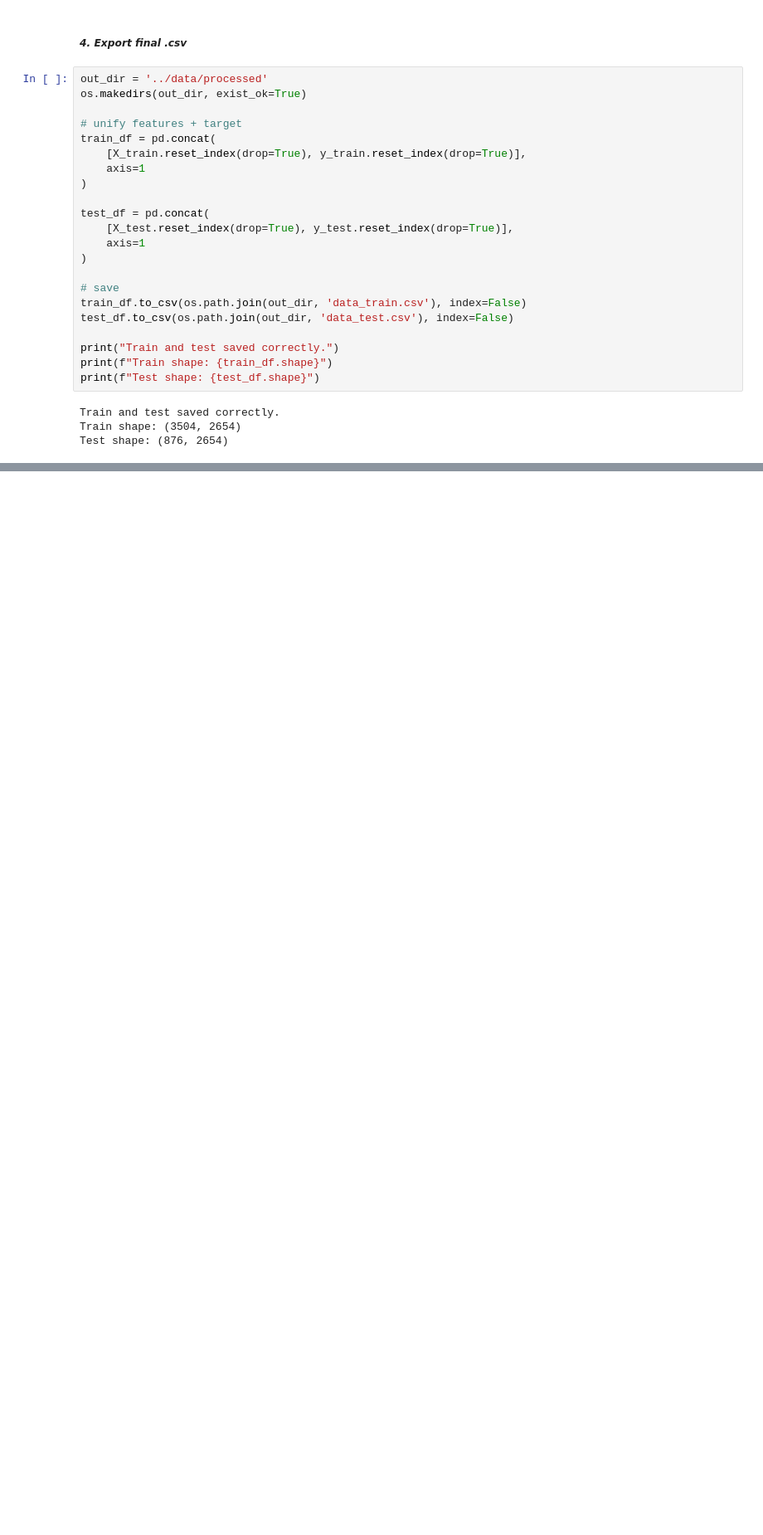
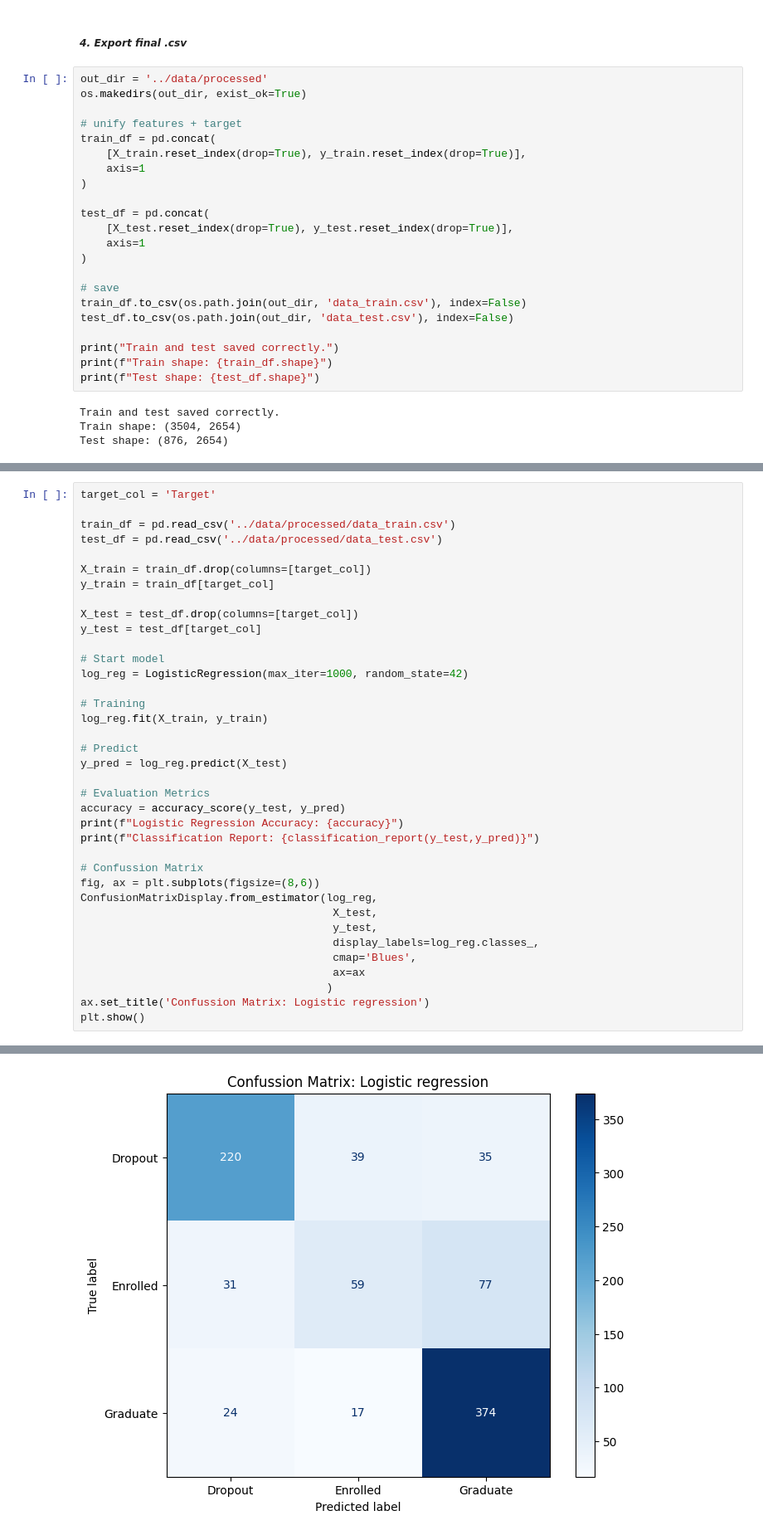
Before and after one commit to mvicensss/ml-student-dropout-prediction, a Jupyter notebook: notebooks/cleaning_and_preprocessing.ipynb, the cells around one changed output, grey strips where cells are left out. Shown at 83% size. Saved outputs shown, nothing was run; the diff lists cells and outputs as text; blank space fills up the shorter version.

```diff
--- a/notebooks/cleaning_and_preprocessing.ipynb
+++ b/notebooks/cleaning_and_preprocessing.ipynb
@@ -560,0 +568,38 @@ Test shape: (876, 2654)
+# %%
+target_col = 'Target'
+
+train_df = pd.read_csv('../data/processed/data_train.csv')
+test_df = pd.read_csv('../data/processed/data_test.csv')
+
+X_train = train_df.drop(columns=[target_col])
+y_train = train_df[target_col]
+
+X_test = test_df.drop(columns=[target_col])
+y_test = test_df[target_col]
+
+# Start model
+log_reg = LogisticRegression(max_iter=1000, random_state=42)
+
+# Training
+log_reg.fit(X_train, y_train)
+
+# Predict
+y_pred = log_reg.predict(X_test)
+
+# Evaluation Metrics
+accuracy = accuracy_score(y_test, y_pred)
+print(f"Logistic Regression Accuracy: {accuracy}")
+print(f"Classification Report: {classification_report(y_test,y_pred)}")
+
+# Confussion Matrix
+fig, ax = plt.subplots(figsize=(8,6))
+ConfusionMatrixDisplay.from_estimator(log_reg,
+                                       X_test,
+                                       y_test,
+                                       display_labels=log_reg.classes_,
+                                       cmap='Blues',
+                                       ax=ax
+                                      )
+ax.set_title('Confussion Matrix: Logistic regression')
+plt.show()
+# %% [output]
@@ -560,0 +616 @@ Test shape: (876, 2654)
+[figure, added]
```
Also changed, not shown: parts of 5 cells of this notebook.
